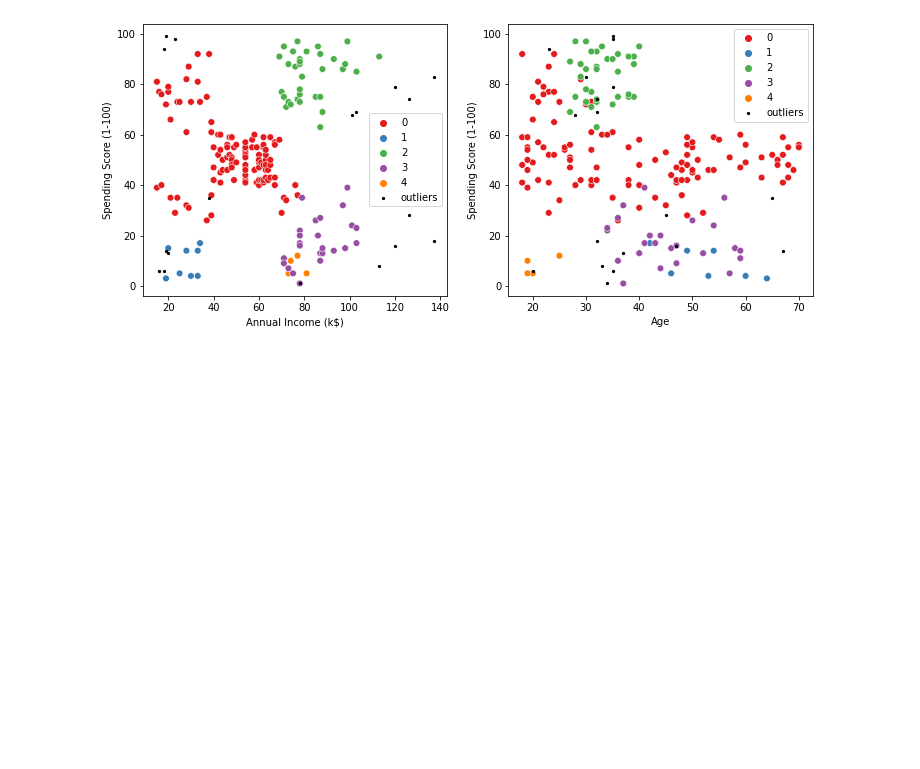
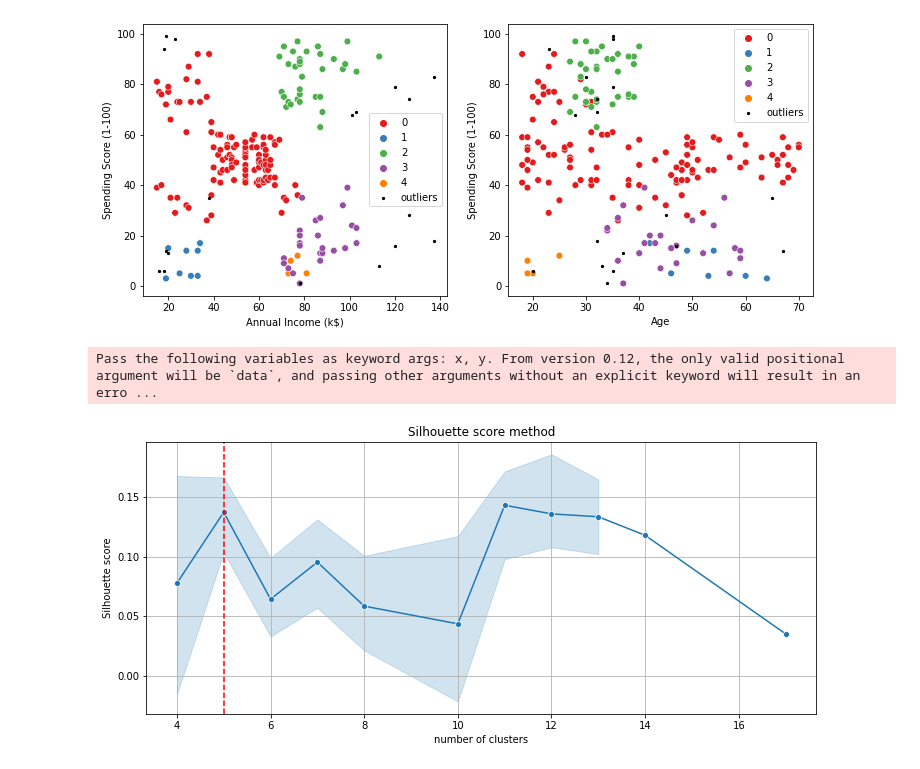
Before and after one commit to KKM-dev/BE-proj, a Jupyter notebook: Algo_test.ipynb, the cells around one changed output. Saved outputs shown, nothing was run; the diff lists cells and outputs as text; code cells hidden in the pictures; blank space fills up the shorter version.

```diff
--- a/Algo_test.ipynb
+++ b/Algo_test.ipynb
@@ -555,3 +553,16 @@ Pass the following variables as keyword args: x, y. From version 0.12, the only
 
 Pass the following variables as keyword args: x, y. From version 0.12, the only valid positional argument will be `data`, and passing other arguments without an explicit keyword will result in an erro ...
 [figure]
+# %%
+
+fig, ax = plt.subplots(figsize=(12,5))
+ax = sns.lineplot(no_of_clusters, sil_score, marker='o', ax=ax)
+ax.set_title("Silhouette score method")
+ax.set_xlabel("number of clusters")
+ax.set_ylabel("Silhouette score")
+ax.axvline(5, ls="--", c="red")
+plt.grid()
+plt.show()
+# %% [output]
+Pass the following variables as keyword args: x, y. From version 0.12, the only valid positional argument will be `data`, and passing other arguments without an explicit keyword will result in an erro ...
+[figure, added]
```
Also changed, not shown: parts of 8 cells of this notebook.
